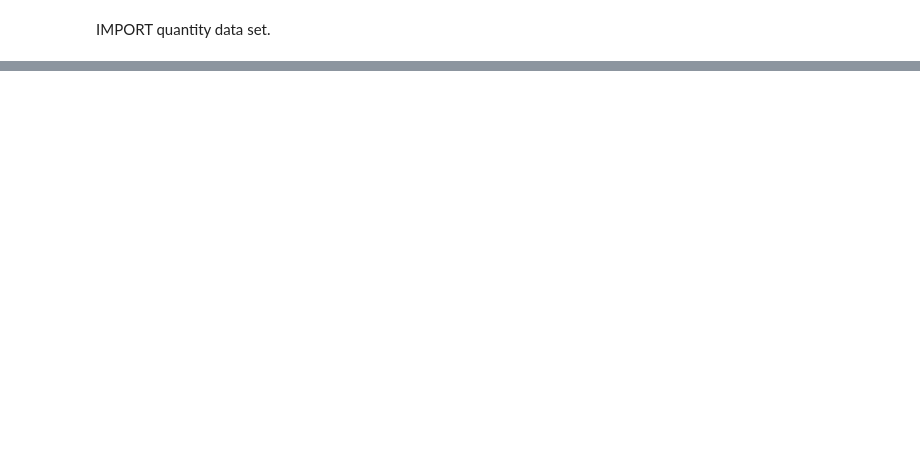
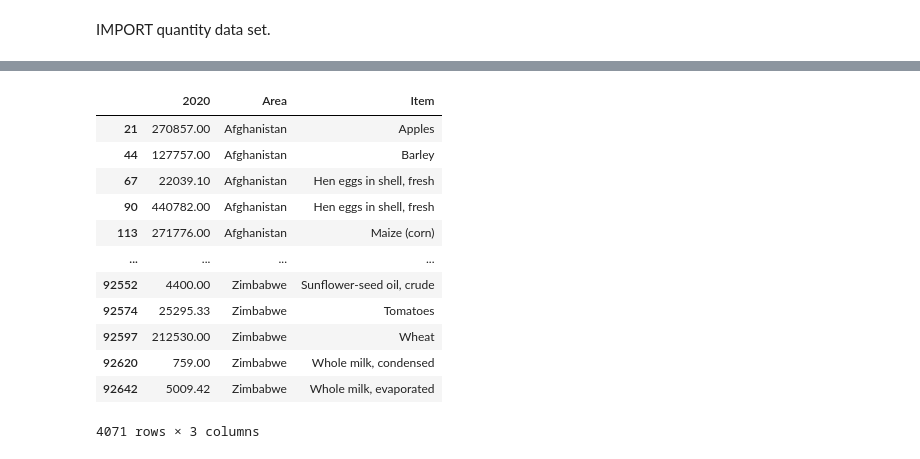
Before and after one commit to imalanz/Food_Emissions, a Jupyter notebook: data/analysis.ipynb, the cells around one changed output, grey strips where cells are left out. Drawn from its saved outputs; the diff is of its cells as text; code cells hidden in the pictures; blank space fills up the shorter version.

```diff
--- a/data/analysis.ipynb
+++ b/data/analysis.ipynb
@@ -48,0 +123,5 @@ production.sample()
+# %%
+# iterate 2020
+_2020 = {index:[row[4],row[0],row[1]] for index, row in production.iterrows() if row[2] == 2020}
+df2020 = pd.DataFrame.from_dict(_2020, orient="index")
+df2020.rename(columns= {0: 2020, 1:"Area", 2:"Item"}, inplace = True)
@@ -346,0 +155,16 @@ dict = pd.DataFrame(dict)
+# %%
+df2020
+# %% [output]
+|  | 2020 | Area | Item |
+| 21 | 270857.00 | Afghanistan | Apples |
+| 44 | 127757.00 | Afghanistan | Barley |
+| 67 | 22039.10 | Afghanistan | Hen eggs in shell, fresh |
+| 90 | 440782.00 | Afghanistan | Hen eggs in shell, fresh |
+| 113 | 271776.00 | Afghanistan | Maize (corn) |
+| ... | ... | ... | ... |
+| 92552 | 4400.00 | Zimbabwe | Sunflower-seed oil, crude |
+| 92574 | 25295.33 | Zimbabwe | Tomatoes |
+| 92597 | 212530.00 | Zimbabwe | Wheat |
+| 92620 | 759.00 | Zimbabwe | Whole milk, condensed |
+| 92642 | 5009.42 | Zimbabwe | Whole milk, evaporated |
+4071 rows × 3 columns
```
Also changed, not shown: parts of 54 cells of this notebook.
